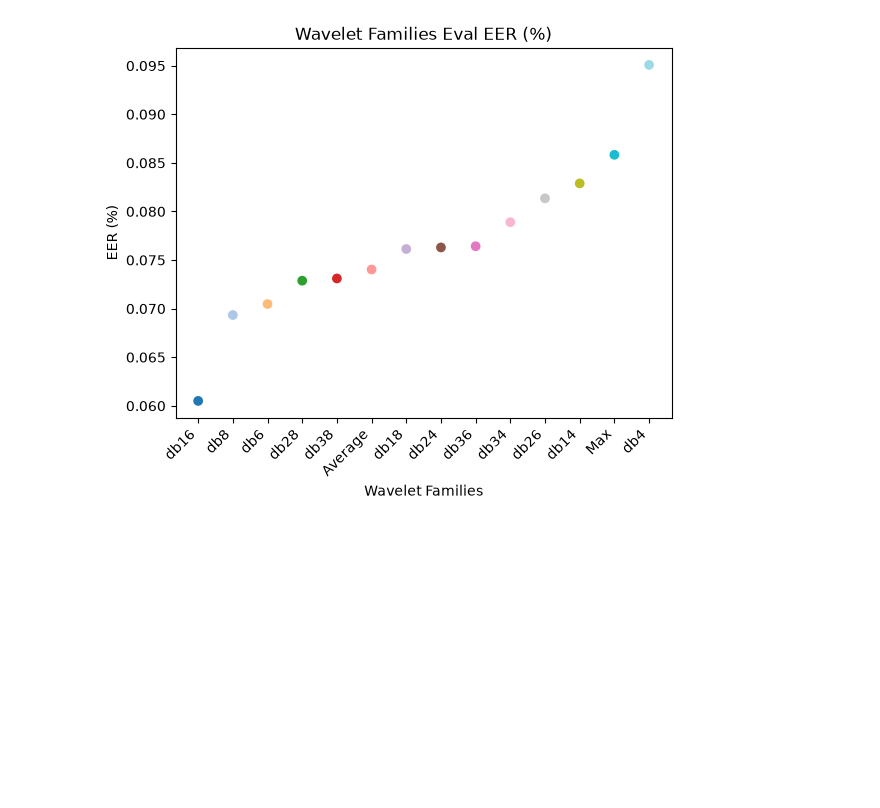
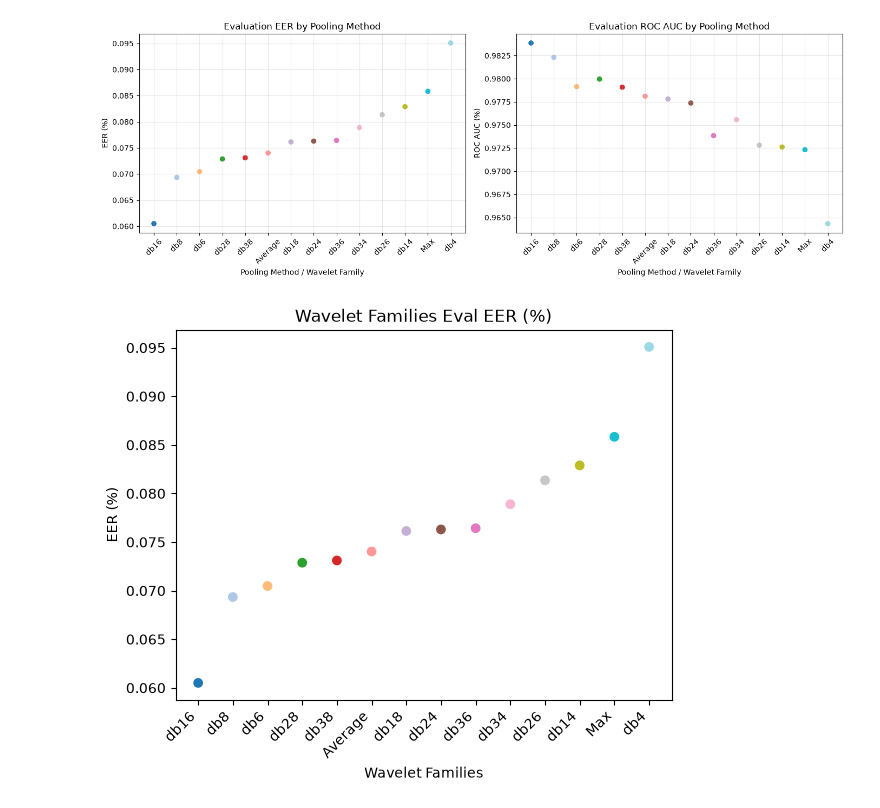
Before and after one commit to JoaoAssalim/wavelet-pooling-audio-deepfake, a Jupyter notebook: notebooks/analyze_results.ipynb, the cells around one changed output. Drawn from its saved outputs; the diff is of its cells as text; code cells hidden in the pictures; blank space fills up the shorter version.

```diff
--- a/notebooks/analyze_results.ipynb
+++ b/notebooks/analyze_results.ipynb
@@ -10,10 +10,43 @@ max_results = pd.read_csv("../results/v2/max_results.csv")
 max_results["wavelet_family"] = "Max"
 average_results["wavelet_family"] = "Average"
 # %%
-all_restuls = pd.concat([wavelet_results, average_results, max_results])
+all_results = pd.concat([wavelet_results, average_results, max_results])
 # %%
-all_restuls = all_restuls.sort_values(
+all_results = all_results.sort_values(
     ["eer", "roc_auc"],
     ascending=[True, False],
 )
+# %%
+colors = range(len(all_results))
+
+fig, axes = plt.subplots(1, 2, figsize=(14, 5))
+
+axes[0].scatter(
+    all_results["wavelet_family"],
+    all_results["eer"],
+    c=colors,
+    cmap="tab20",
+)
+axes[0].set_title("Evaluation EER by Pooling Method")
+axes[0].set_xlabel("Pooling Method / Wavelet Family")
+axes[0].set_ylabel("EER (%)")
+
+axes[1].scatter(
+    all_results["wavelet_family"],
+    all_results["roc_auc"],
+    c=colors,
+    cmap="tab20",
+)
+axes[1].set_title("Evaluation ROC AUC by Pooling Method")
+axes[1].set_xlabel("Pooling Method / Wavelet Family")
+axes[1].set_ylabel("ROC AUC (%)")
+
+for axis in axes:
+    axis.tick_params(axis="x", rotation=45)
+    axis.grid(alpha=0.3)
+
+fig.tight_layout()
+plt.show()
+# %% [output]
+[figure, added]
 # %%
```
Also changed, not shown: parts of 3 cells of this notebook.
